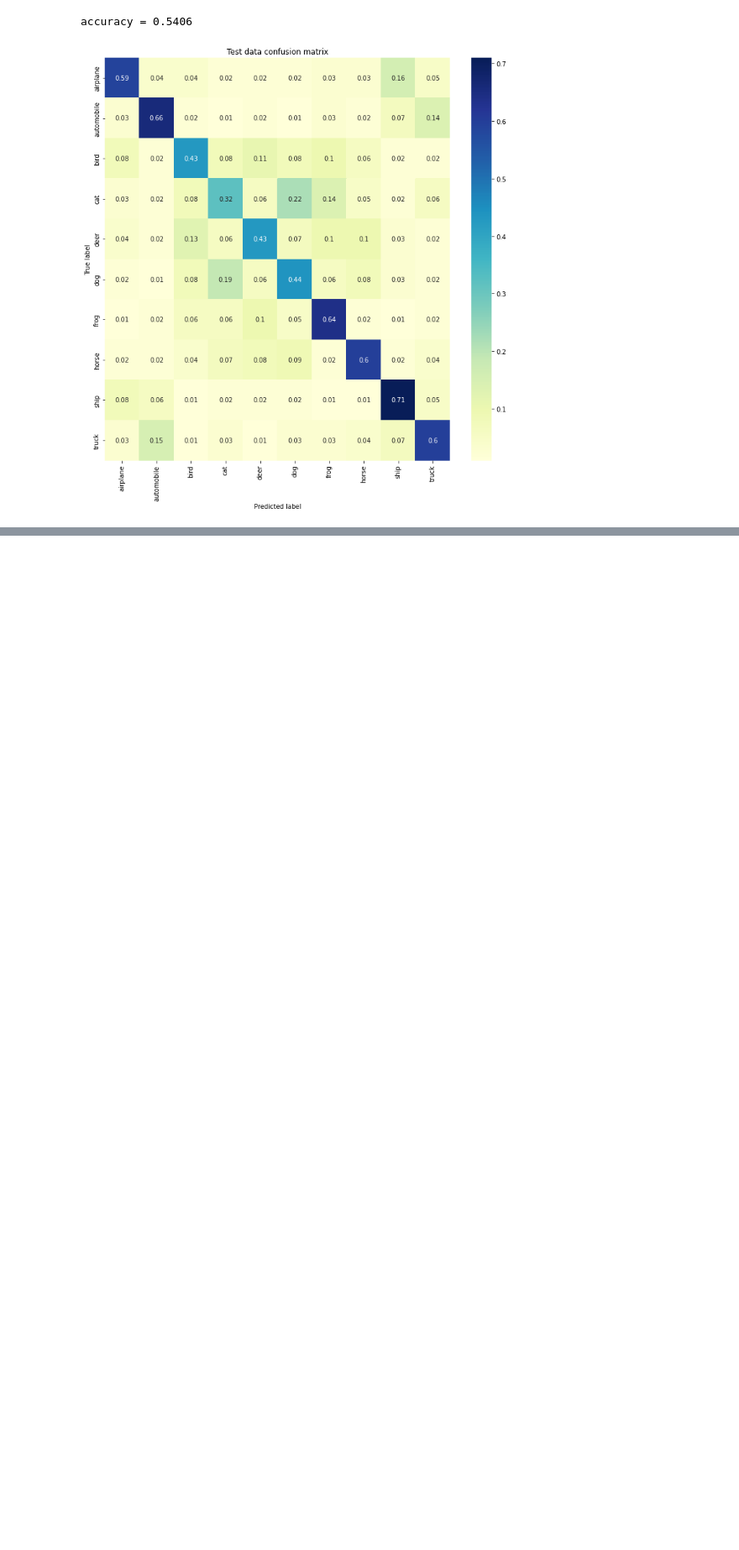
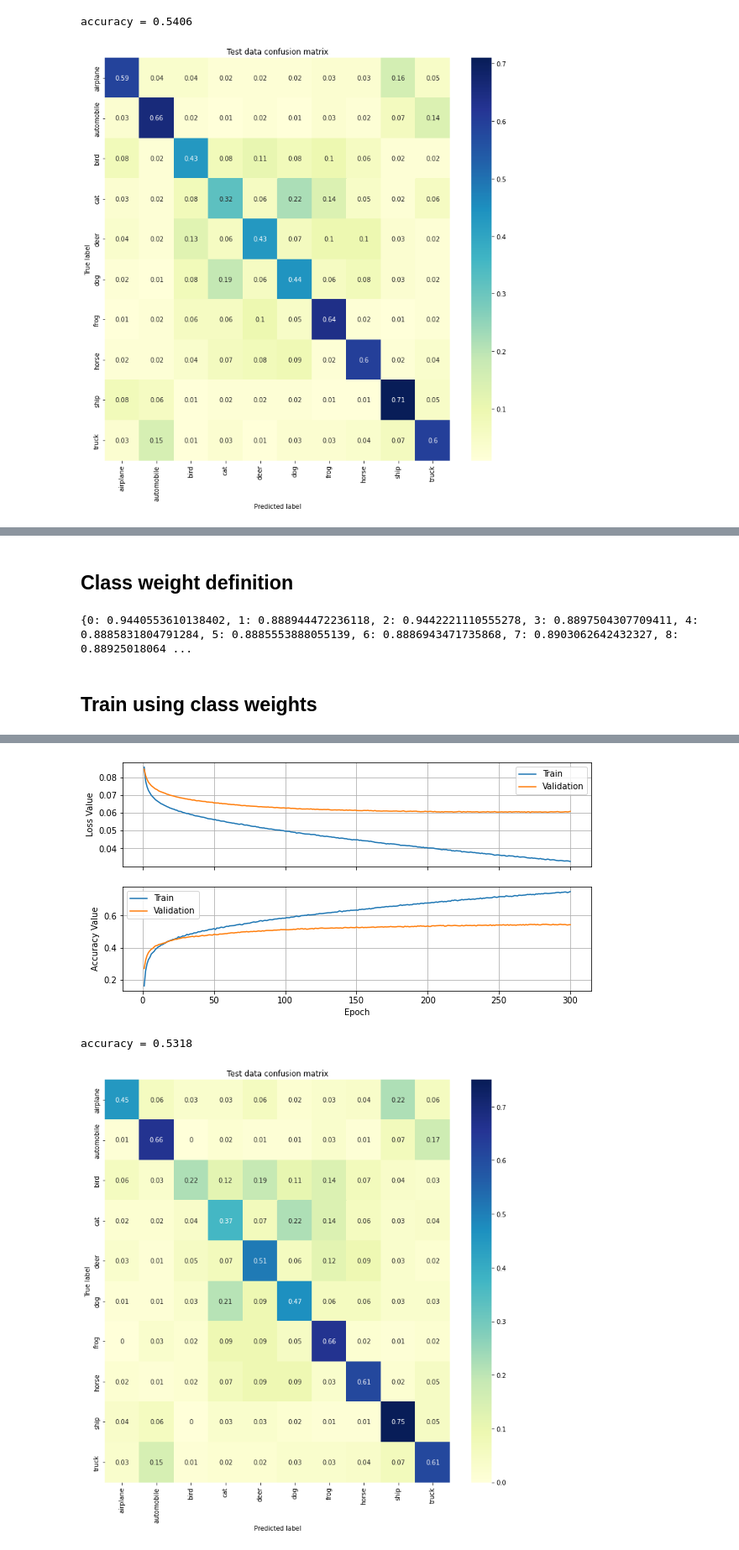
Before and after one commit to Pooria90/CIFAR-10, a Jupyter notebook: main.ipynb, the cells around one changed output, grey strips where cells are left out. Shown at 84% size. Saved outputs shown, nothing was run; the diff lists cells and outputs as text; code cells hidden in the pictures; blank space fills up the shorter version.

```diff
--- a/main.ipynb
+++ b/main.ipynb
@@ -484,0 +591,5 @@ accuracy = 0.5406
+# %%
+x, y = delete(x_tr, y_train)
+print ('*** class sizes after deleting ***')
+for i in data_labels.keys():
+    print(f'{data_labels[i]} : {len(np.where(y==i)[0])}')
@@ -484,0 +608,40 @@ accuracy = 0.5406
+# %% [markdown]
+## Class weight definition
+# %%
+class_weight = dict()
+for i in data_labels.keys():
+    class_weight[i] = 1.0 - (len(np.where(y==i)[0]) / len(y))
+print(class_weight)
+# %% [output]
+{0: 0.9440553610138402, 1: 0.888944472236118, 2: 0.9442221110555278, 3: 0.8897504307709411, 4: 0.8885831804791284, 5: 0.8885553888055139, 6: 0.8886943471735868, 7: 0.8903062642432327, 8: 0.88925018064 ...
+# %% [markdown]
+## Train using class weights
+# %%
+model7  = get_mlp(layers, dropout=0.25)
+dummy = tf.random.normal(x_tr[0:2,:].shape)
+_ = model7.predict(dummy)
+y_onehot = to_categorical(y)
+
+bs = 256
+lr = 0.1
+ep = 300
+
+model7.compile(
+    optimizer = tf.keras.optimizers.SGD(learning_rate=lr),
+    loss = keras.losses.MeanSquaredError(),
+    metrics = ['accuracy']
+)
+
+tic()
+hist7 = model7.fit(
+    x, y_onehot,
+    batch_size = bs, epochs = ep,
+    validation_data = (x_va,y_va_onehot),
+    class_weight = class_weight,
+    verbose=2, callbacks = [er_stop]
+)
+toc()
+
+plot_history(hist7)
+confusion(model7, x_te, y_test)
+# %% [output]
@@ -484,0 +665,3 @@ accuracy = 0.5406
+[figure, added]
+accuracy = 0.5318
+[figure, added]
```
Also changed, not shown: parts of 12 cells of this notebook.
